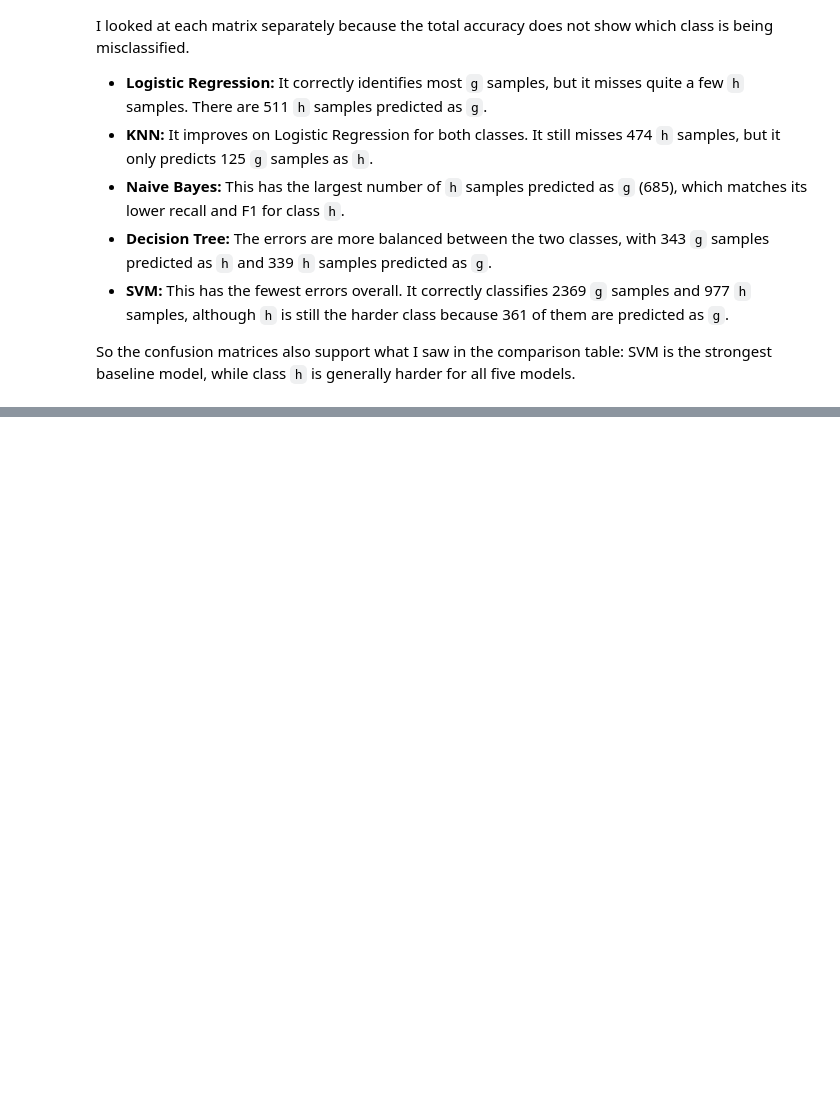
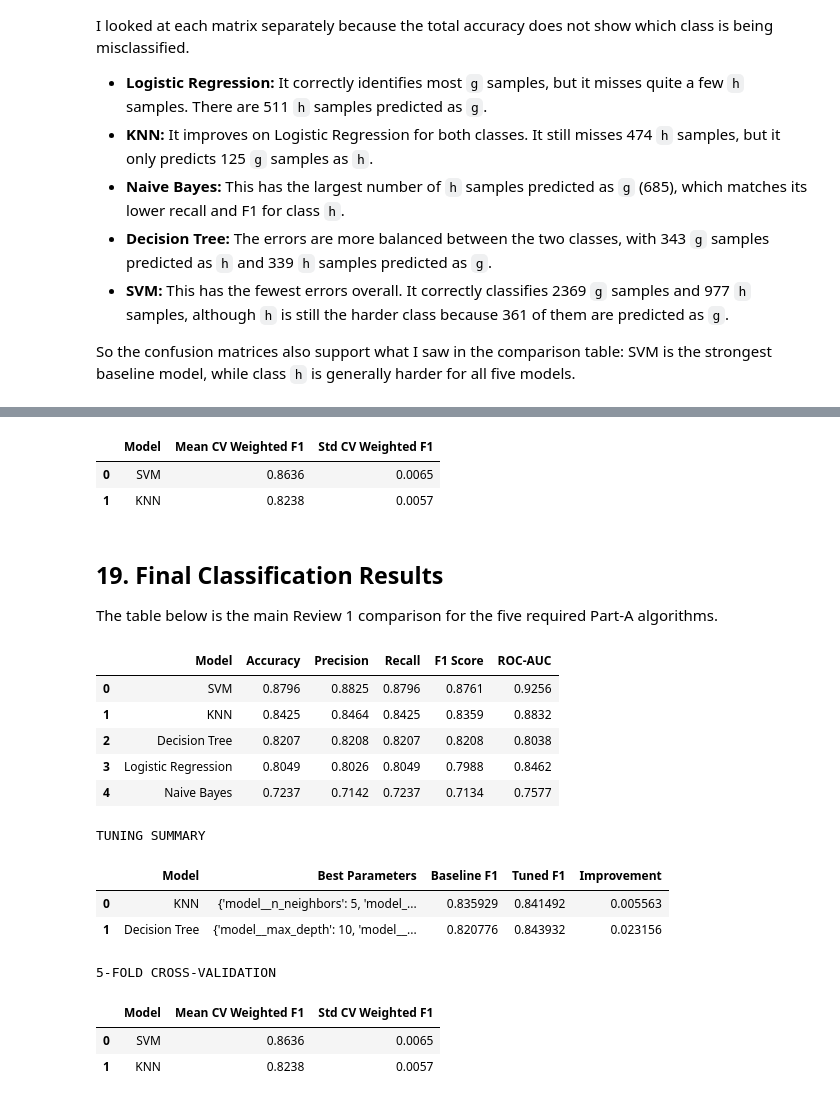
Before and after one commit to AdithyaPrasad-pro/Review1-PREDICTORS, a Jupyter notebook: Classification_Telescope.ipynb, the cells around one changed output, grey strips where cells are left out. Drawn from its saved outputs; the diff is of its cells as text; code cells hidden in the pictures; blank space fills up the shorter version.

Commit message:
Complete classification section
Complete classification section

```diff
--- a/Classification_Telescope.ipynb
+++ b/Classification_Telescope.ipynb
@@ -730,0 +837,75 @@ So the confusion matrices also support what I saw in the comparison table: SVM i
+# %%
+cv_models = {
+    "SVM": trained_classification_models["SVM"],
+    "KNN": trained_classification_models["KNN"]
+}
+
+cv_results = []
+
+for name, model in cv_models.items():
+
+    scores = cross_val_score(
+        model,
+        X_train_cls,
+        y_train_cls,
+        cv=5,
+        scoring="f1_weighted",
+        n_jobs=1
+    )
+
+    cv_results.append({
+        "Model": name,
+        "Mean CV Weighted F1": scores.mean(),
+        "Std CV Weighted F1": scores.std()
+    })
+
+cv_results_df = pd.DataFrame(cv_results)
+display(cv_results_df.round(4))
+# %% [output]
+|  | Model | Mean CV Weighted F1 | Std CV Weighted F1 |
+| 0 | SVM | 0.8636 | 0.0065 |
+| 1 | KNN | 0.8238 | 0.0057 |
+# %% [markdown]
+## 19. Final Classification Results
+
+The table below is the main Review 1 comparison for the five required Part-A algorithms.
+# %%
+display(classification_results_df.round(4))
+
+print("\nTUNING SUMMARY")
+tuning_summary = pd.DataFrame([
+    {
+        "Model": "KNN",
+        "Best Parameters": str(knn_grid.best_params_),
+        "Baseline F1": knn_base_f1,
+        "Tuned F1": knn_tuned_f1,
+        "Improvement": knn_tuned_f1 - knn_base_f1
+    },
+    {
+        "Model": "Decision Tree",
+        "Best Parameters": str(tree_grid.best_params_),
+        "Baseline F1": tree_base_f1,
+        "Tuned F1": tree_tuned_f1,
+        "Improvement": tree_tuned_f1 - tree_base_f1
+    }
+])
+
+display(tuning_summary.round(6))
+
+print("\n5-FOLD CROSS-VALIDATION")
+display(cv_results_df.round(4))
+# %% [output]
+|  | Model | Accuracy | Precision | Recall | F1 Score | ROC-AUC |
+| 0 | SVM | 0.8796 | 0.8825 | 0.8796 | 0.8761 | 0.9256 |
+| 1 | KNN | 0.8425 | 0.8464 | 0.8425 | 0.8359 | 0.8832 |
+| 2 | Decision Tree | 0.8207 | 0.8208 | 0.8207 | 0.8208 | 0.8038 |
+| 3 | Logistic Regression | 0.8049 | 0.8026 | 0.8049 | 0.7988 | 0.8462 |
+| 4 | Naive Bayes | 0.7237 | 0.7142 | 0.7237 | 0.7134 | 0.7577 |
+TUNING SUMMARY
+|  | Model | Best Parameters | Baseline F1 | Tuned F1 | Improvement |
+| 0 | KNN | {'model__n_neighbors': 5, 'model_... | 0.835929 | 0.841492 | 0.005563 |
+| 1 | Decision Tree | {'model__max_depth': 10, 'model__... | 0.820776 | 0.843932 | 0.023156 |
+5-FOLD CROSS-VALIDATION
+|  | Model | Mean CV Weighted F1 | Std CV Weighted F1 |
+| 0 | SVM | 0.8636 | 0.0065 |
+| 1 | KNN | 0.8238 | 0.0057 |
```
Also changed, not shown: parts of 6 cells of this notebook.
